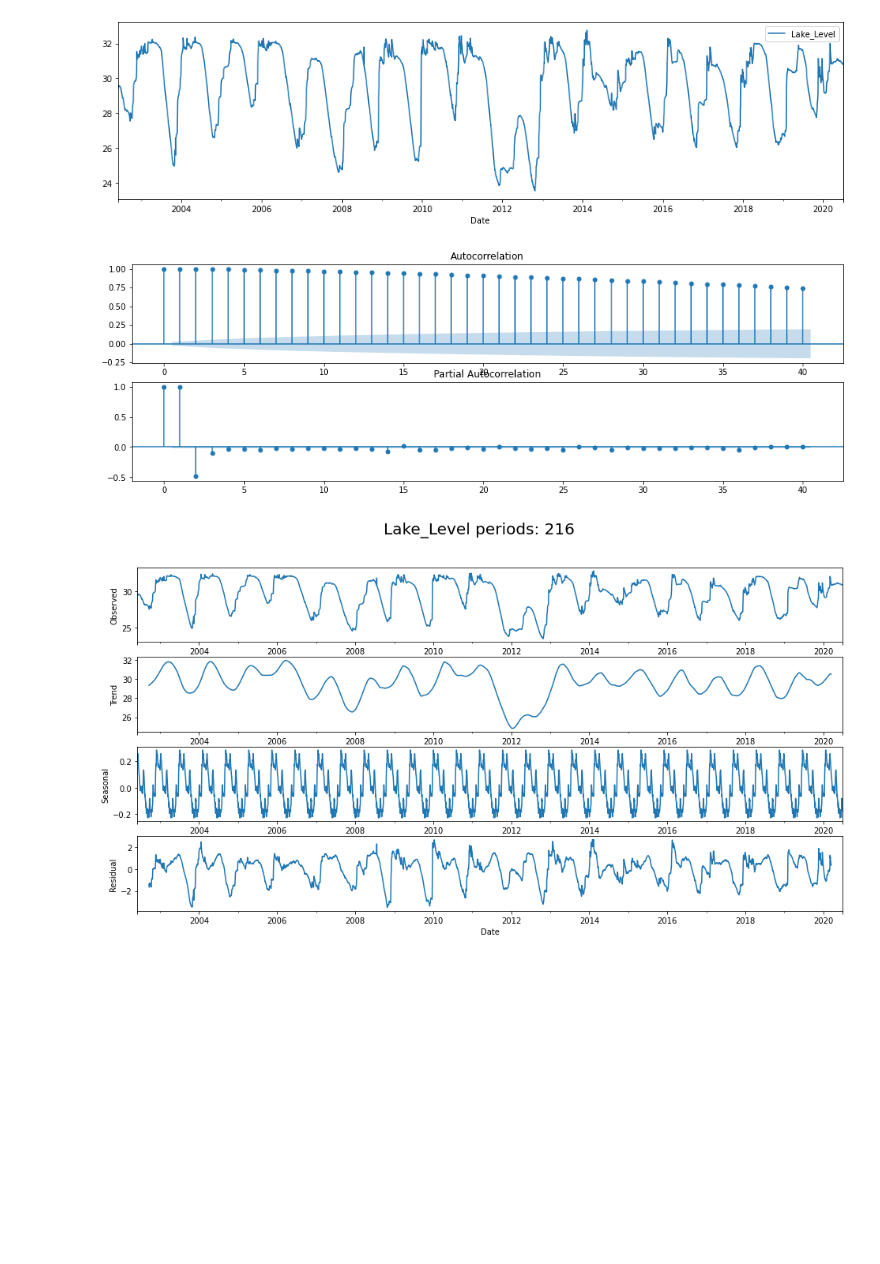
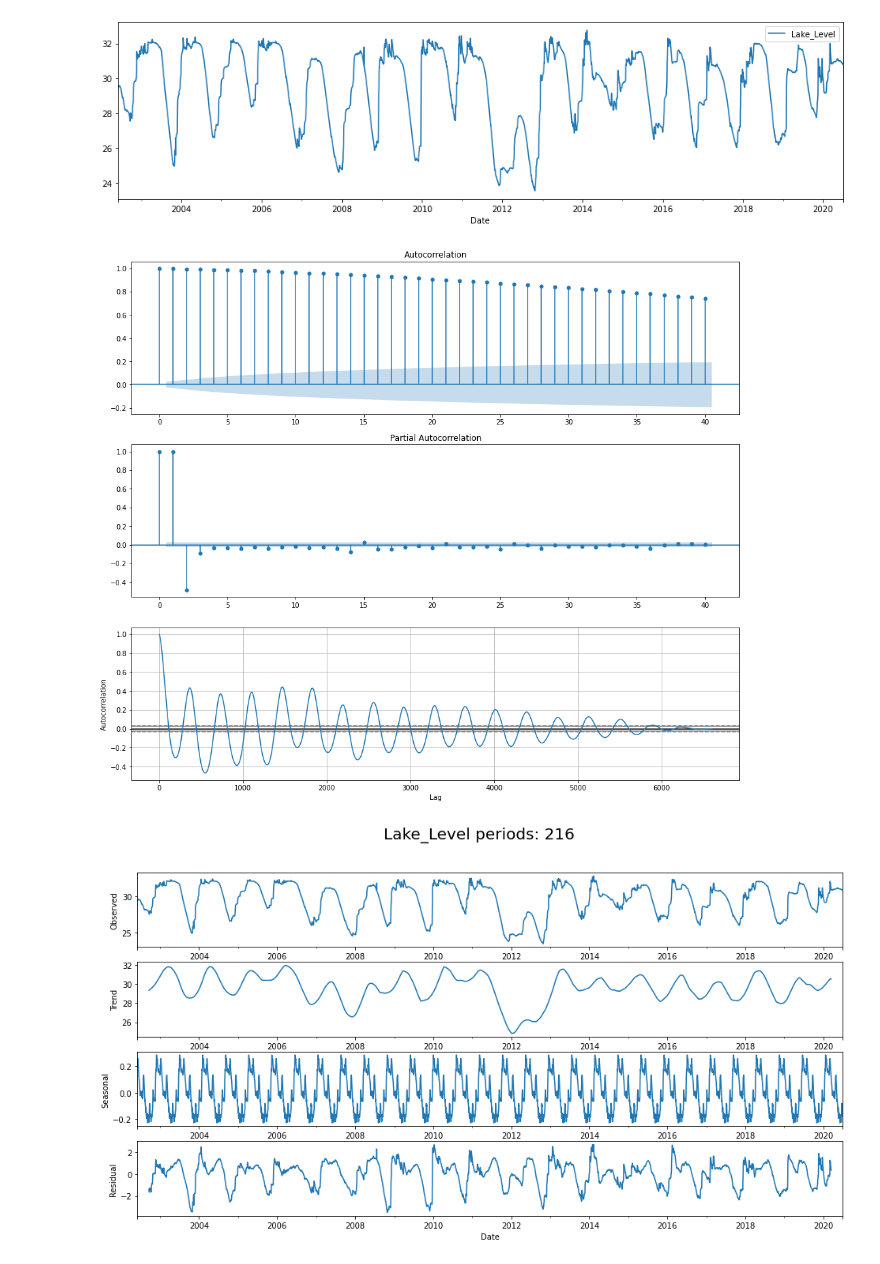
Before and after one commit to KlemenKozelj/master_thesis, a Jupyter notebook: 02_Lake_Bilancino_Time_Series.ipynb, the cells around one changed output. Drawn from its saved outputs; the diff is of its cells as text; code cells hidden in the pictures; blank space fills up the shorter version.

```diff
--- a/02_Lake_Bilancino_Time_Series.ipynb
+++ b/02_Lake_Bilancino_Time_Series.ipynb
@@ -17,12 +14,15 @@ warnings.filterwarnings('ignore', 'statsmodels.tsa.ar_model.AR', FutureWarning)
 # %%
-df_raw = pd.read_csv('./data/00_original/Lake_Bilancino.csv', sep=',', header=0, index_col=0)
+df_raw = pd.read_csv('./data/00_original/Lake_Bilancino.csv', sep=',', header=0)
 
-df = df_raw[['Lake_Level']].copy()
-df.index = pd.to_datetime(df.index, format = '%d/%m/%Y')
+df = df_raw[['Date', 'Lake_Level']].copy()
+df['Date'] = pd.to_datetime(df['Date'], format = '%d/%m/%Y')
+
+df.set_index(['Date'], inplace=True)
 df = df.asfreq('D')
+print(df.index)
+
 
 # df = df.resample('W').mean()
 # df = df.asfreq('W')
-
 df.head(5)
 # %% [output]
@@ -48,14 +56,17 @@ df.plot(figsize=(16, 4))
 [figure]
 # %%
 # SEASONALITY CHECK
+from pandas.plotting import autocorrelation_plot
 
-fig, ax = plt.subplots(2, 1, figsize=(16, 5))
+fig, ax = plt.subplots(3, 1, figsize=(16, 14))
 
 tsg.plot_acf(df['Lake_Level'],lags=40, ax=ax[0])
 tsg.plot_pacf(df['Lake_Level'],lags=40, ax=ax[1])
+autocorrelation_plot(df['Lake_Level'], ax=ax[2])
+
 plt.show()
 # %% [output]
-[figure, old version]
+[figure, new version]
 # %%
 months = int(((max(df.index) - min(df.index))/np.timedelta64(1, 'M')))
 weeks = int(((max(df.index) - min(df.index))/np.timedelta64(1, 'W')))
```
Also changed, not shown: parts of 3 cells of this notebook.
